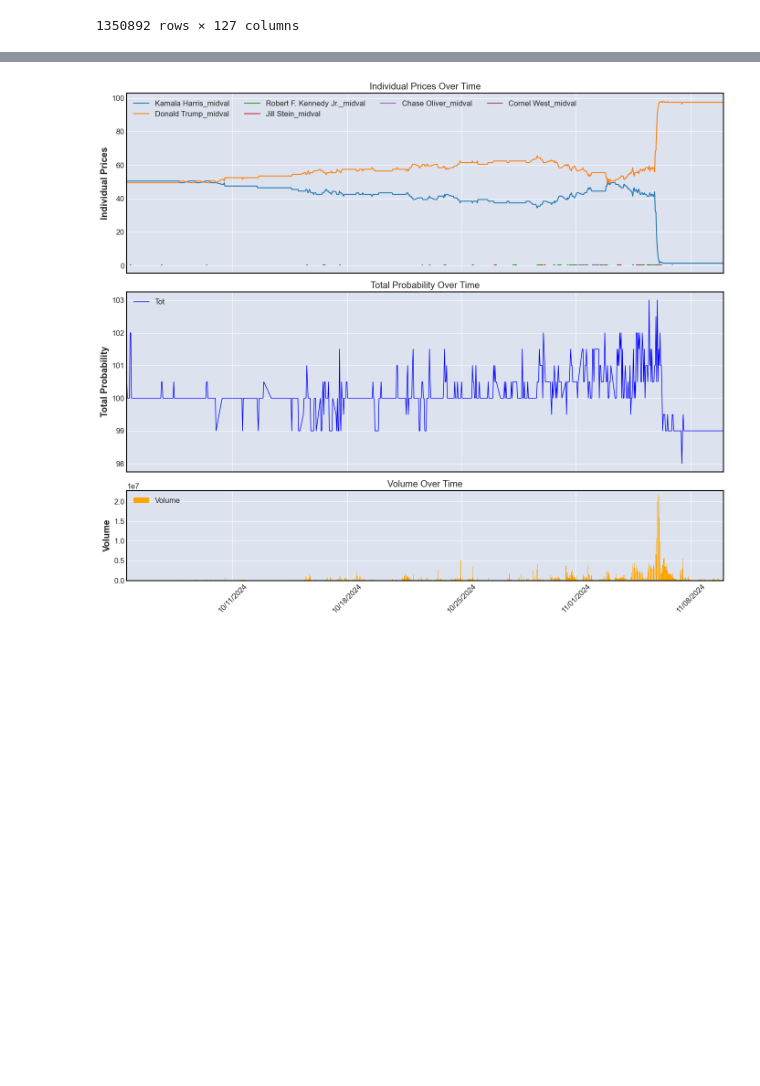
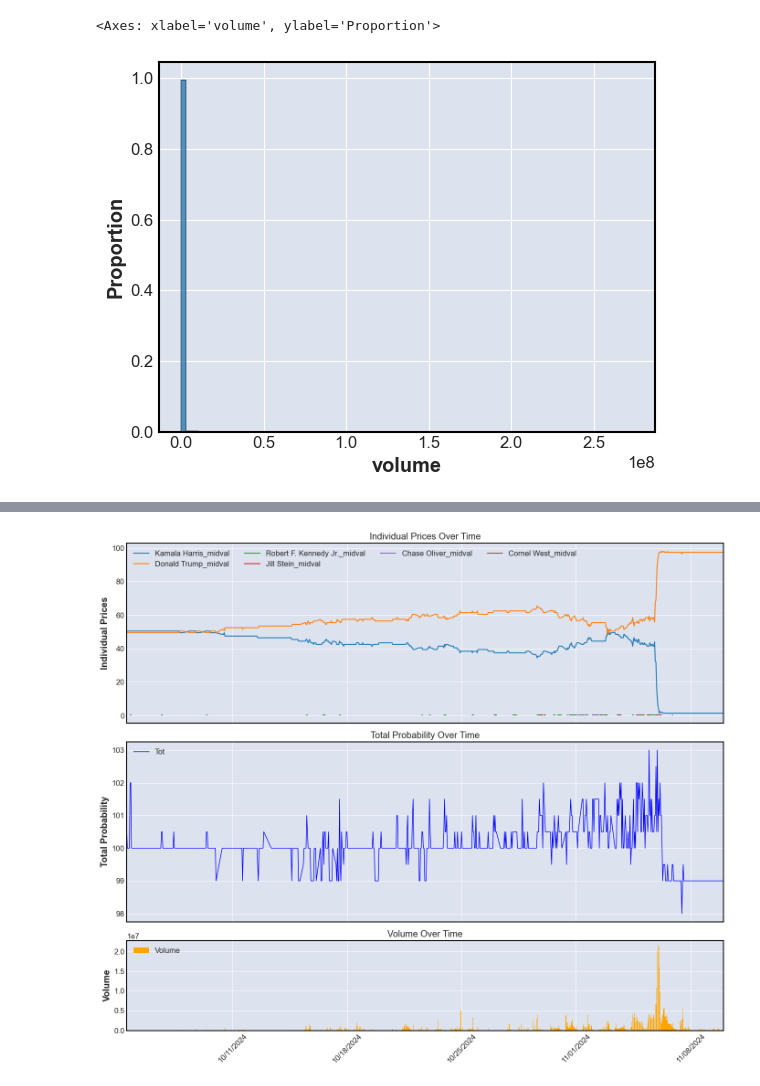
Before and after one commit to NiccoloComati/pjts, a Jupyter notebook: 10. Kalshi/main.ipynb, the cells around one changed output, grey strips where cells are left out. Saved outputs shown, nothing was run; the diff lists cells and outputs as text; code cells hidden in the pictures; blank space fills up the shorter version.

```diff
--- a/10. Kalshi/main.ipynb
+++ b/10. Kalshi/main.ipynb
@@ -755,3 +819,5 @@ markets_df =  pd.read_csv(r"pulled_data\AllMarkets_20250425_090031.csv")
 # %%
-markets_df[(markets_df['status'] == "finalized")]
+import seaborn as sns
+
+sns.histplot(data=markets_df[(markets_df['status'] == "finalized") & (markets_df['volume'] > 100)], x='volume', bins=10, kde=False, stat='proportion')
 # %% [output]
@@ -770,4 +824,5 @@ markets_df[(markets_df['status'] == "finalized")]
-1350892 rows × 127 columns
+<Axes: xlabel='volume', ylabel='Proportion'>
+[figure, added]
 # %%
 # markets_df['open_time'] = pd.to_datetime(markets_df['open_time'], format='mixed')
 # markets_df['close_time'] = pd.to_datetime(markets_df['close_time'], format='mixed')
```
Also changed, not shown: parts of 9 cells of this notebook, 1 other file.
